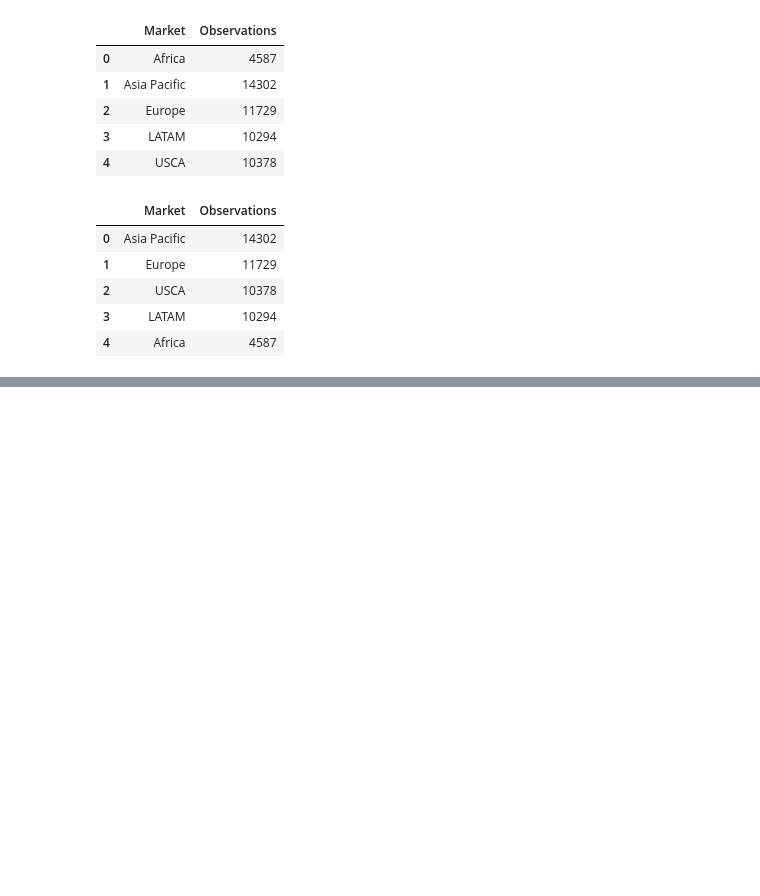
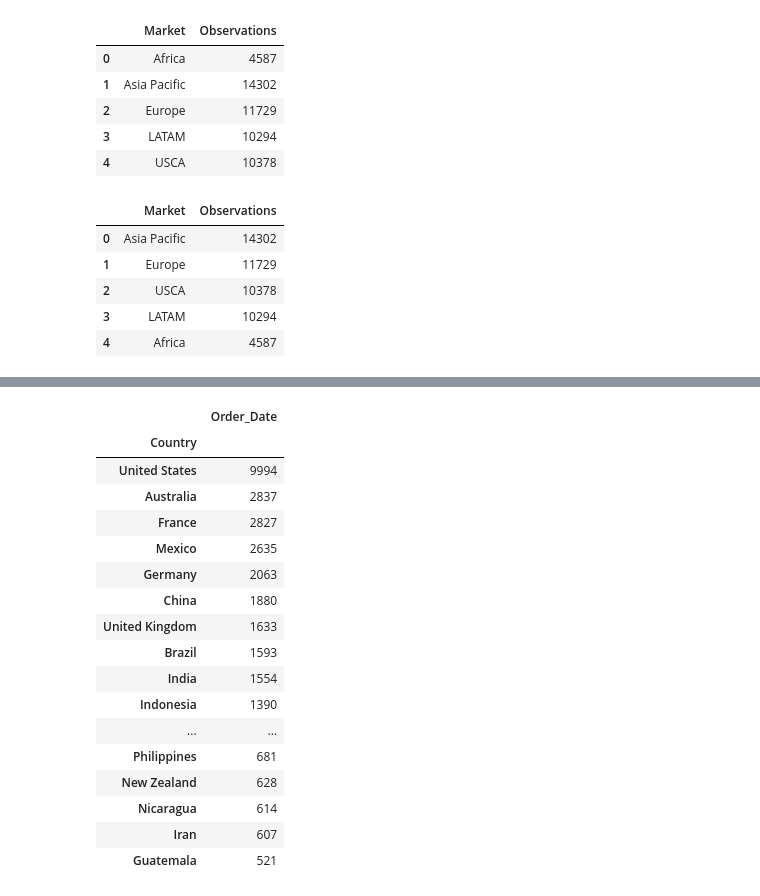
Before and after one commit to rachael-meinders/superstore, a Jupyter notebook: superstore analysis folder/superstore data exploration2.ipynb, the cells around one changed output, grey strips where cells are left out. Drawn from its saved outputs; the diff is of its cells as text; code cells hidden in the pictures; blank space fills up the shorter version.

```diff
--- a/superstore analysis folder/superstore data exploration2.ipynb
+++ b/superstore analysis folder/superstore data exploration2.ipynb
@@ -252,0 +287,22 @@ market_df.to_csv("resources/market_superstore_observations.csv")
+# %%
+top_countries = ordercount_sorted[ordercount_sorted['Order_Date'] > 500]
+top_countries
+# %% [output]
+|  | Order_Date |
+| Country |  |
+| United States | 9994 |
+| Australia | 2837 |
+| France | 2827 |
+| Mexico | 2635 |
+| Germany | 2063 |
+| China | 1880 |
+| United Kingdom | 1633 |
+| Brazil | 1593 |
+| India | 1554 |
+| Indonesia | 1390 |
+| ... | ... |
+| Philippines | 681 |
+| New Zealand | 628 |
+| Nicaragua | 614 |
+| Iran | 607 |
+| Guatemala | 521 |
```
Also changed, not shown: parts of 2 cells of this notebook.
